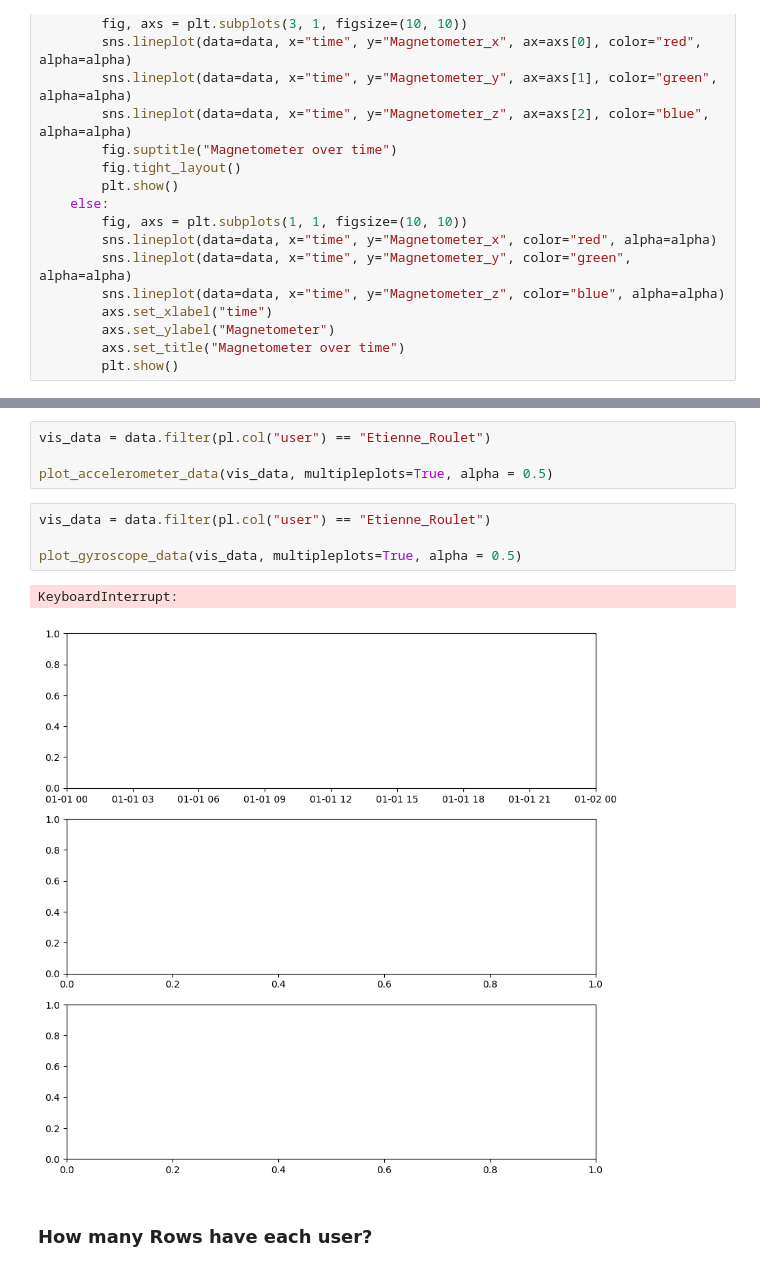
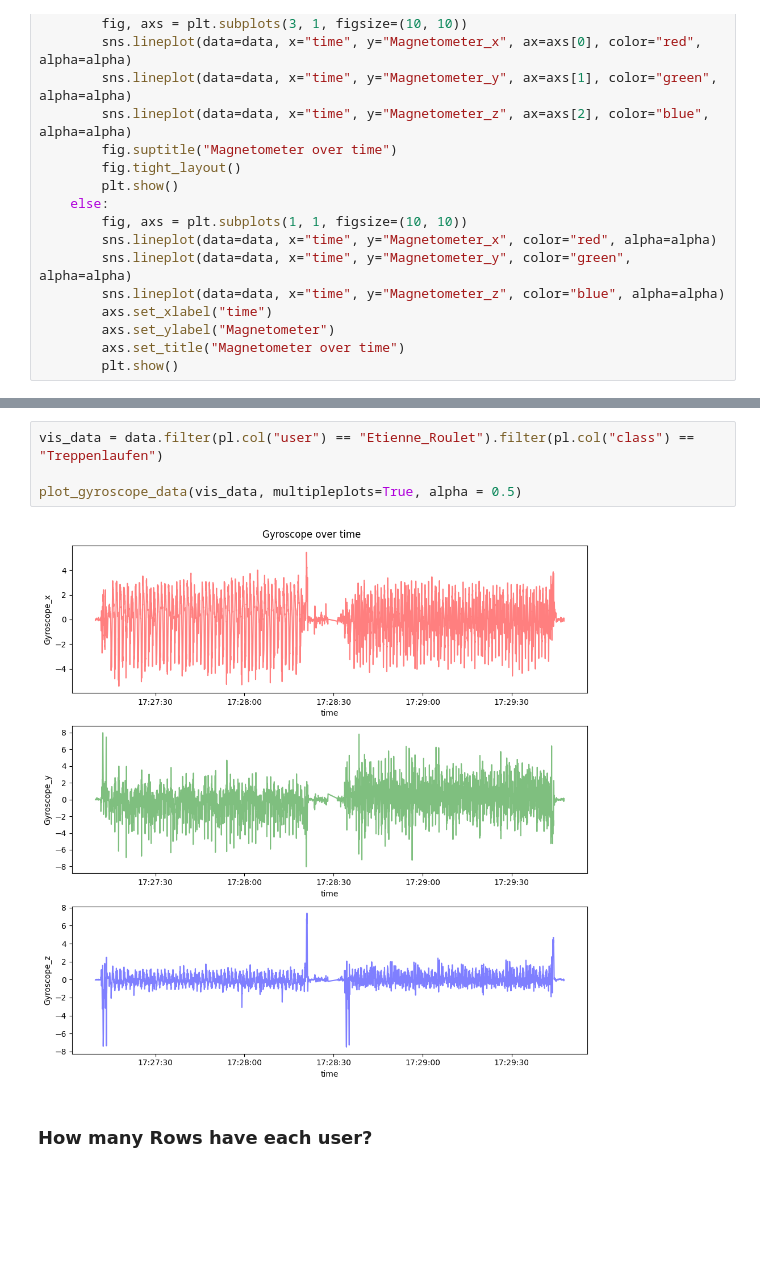
Before and after one commit to CDL1-Sensor/Sensor_Data-Wrangling-und-EDA, a Jupyter notebook: index.ipynb, the cells around one changed output, grey strips where cells are left out. Cells and saved outputs as stored; diff of their text form; blank space fills up the shorter version.

```diff
--- a/index.ipynb
+++ b/index.ipynb
@@ -125,14 +164,9 @@ plot_magnetometer_data(vis_data, multipleplots=True, alpha = 0.5)
 # %%
-vis_data = data.filter(pl.col("user") == "Etienne_Roulet")
+vis_data = data.filter(pl.col("user") == "Etienne_Roulet").filter(pl.col("class") == "Treppenlaufen")
 
-plot_accelerometer_data(vis_data, multipleplots=True, alpha = 0.5)
+plot_gyroscope_data(vis_data, multipleplots=True, alpha = 0.5)
+# %% [output]
+[figure, added]
-# %%
-vis_data = data.filter(pl.col("user") == "Etienne_Roulet")
-
-plot_gyroscope_data(vis_data, multipleplots=True, alpha = 0.5)
-# %% [output]
-KeyboardInterrupt:
-[figure, removed]
 # %% [markdown]
 ### How many Rows have each user?
 # %%
```
Also changed, not shown: parts of 6 cells of this notebook.
